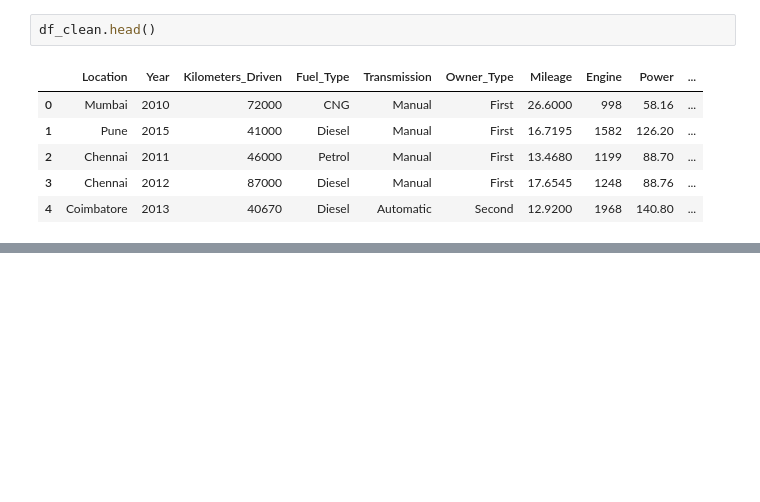
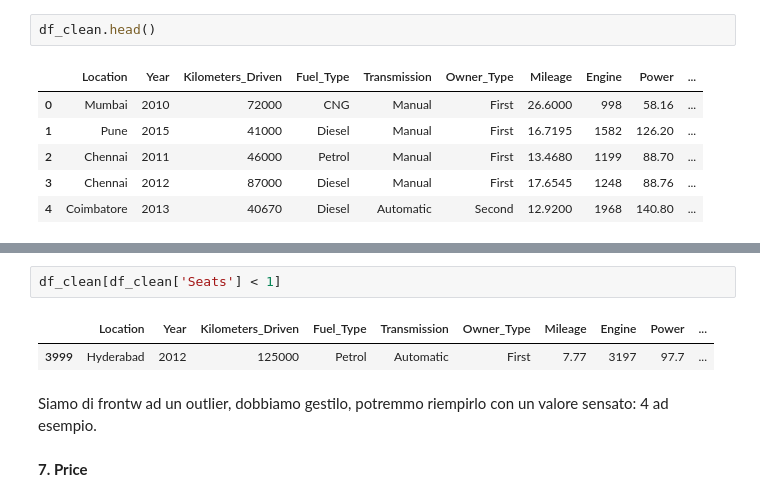
Before and after one commit to fragreco04/progetto-fad-2526, a Jupyter notebook: notebooks/drafts/part-1/francesco_draft_v1.ipynb, the cells around one changed output, grey strips where cells are left out. Saved outputs shown, nothing was run; the diff lists cells and outputs as text; blank space fills up the shorter version.

```diff
--- a/notebooks/drafts/part-1/francesco_draft_v1.ipynb
+++ b/notebooks/drafts/part-1/francesco_draft_v1.ipynb
@@ -239,0 +496,9 @@ df_clean.head()
+# %%
+df_clean[df_clean['Seats'] < 1]
+# %% [output]
+|  | Location | Year | Kilometers_Driven | Fuel_Type | Transmission | Owner_Type | Mileage | Engine | Power | ... |
+| 3999 | Hyderabad | 2012 | 125000 | Petrol | Automatic | First | 7.77 | 3197 | 97.7 | ... |
+# %% [markdown]
+Siamo di frontw ad un outlier, dobbiamo gestilo, potremmo riempirlo con un valore sensato: 4 ad esempio.
+# %% [markdown]
+**7. Price**
```
Also changed, not shown: parts of 31 cells of this notebook, 2 other files.
